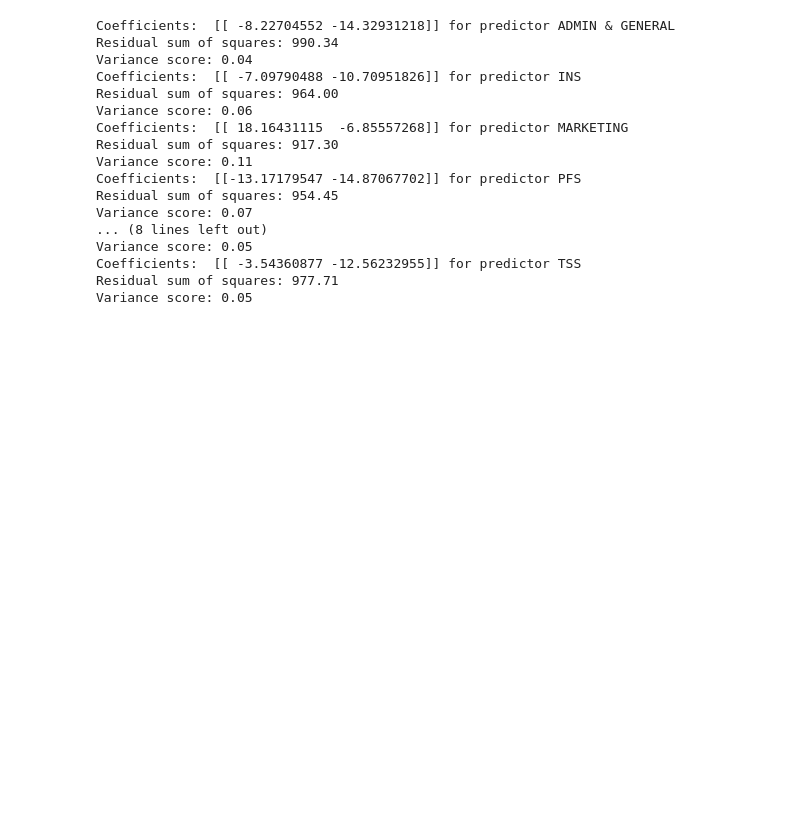
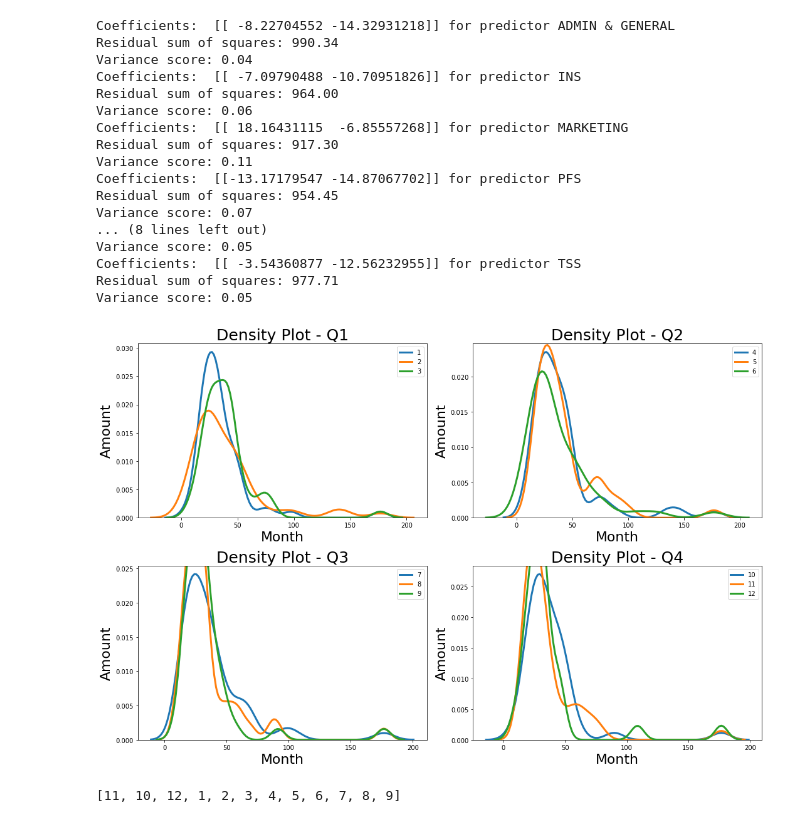
Before and after one commit to dihjital/Coursera_Capstone, a Jupyter notebook: Week 4 Assignment.ipynb, the cells around one changed output. Saved outputs shown, nothing was run; the diff lists cells and outputs as text; code cells hidden in the pictures; blank space fills up the shorter version.

```diff
--- a/Week 4 Assignment.ipynb
+++ b/Week 4 Assignment.ipynb
@@ -189,3 +194,51 @@ Variance score: 0.05
 Coefficients:  [[ -3.54360877 -12.56232955]] for predictor TSS
 Residual sum of squares: 977.71
 Variance score: 0.05
+# %%
+months = df['MONTH'].unique().tolist()
+quarters = [[1,2,3],[4, 5, 6],[7,8,9],[10,11,12]]
+
+fig = plt.figure(figsize = (15,10))
+ax = fig.gca()
+
+for i, quarter in enumerate(quarters):
+
+    # Set up the plot
+    ax = plt.subplot(2, 2, i + 1)
+
+    for month in quarter:
+        subset = df[df['MONTH'] == month]
+
+        sns.distplot(subset['AMOUNT'], hist = False, kde = True,
+                     kde_kws = {'linewidth': 3},
+                     label = month,
+                     ax=ax)
+
+        ax.set_title('Density Plot - Q%d' % (i+1), size = 25)
+        ax.set_xlabel('Month', size = 22)
+        ax.set_ylabel('Amount', size= 22)
+
+# Iterates through the five airlines
+#for month in months:
+    # Subset to the airline
+#    subset = df[df['MONTH'] == month]
+
+    # Draw the density plot
+#    sns.distplot(subset['AMOUNT'], hist = False, kde = True,
+#                 kde_kws = {'linewidth': 3},
+#                 label = month,
+#                 ax=ax)
+
+# Plot formatting
+# plt.legend(prop={'size': 16}, title = 'Month')
+# plt.title('Density Plot for each month')
+# plt.xlabel('Amount')
+# plt.ylabel('Density')
+plt.tight_layout()
+plt.show()
+# %% [output]
+[figure, added]
+# %%
+df['MONTH'].unique().tolist()
+# %% [output]
+[11, 10, 12, 1, 2, 3, 4, 5, 6, 7, 8, 9]
```
Also changed, not shown: parts of 12 cells of this notebook.
